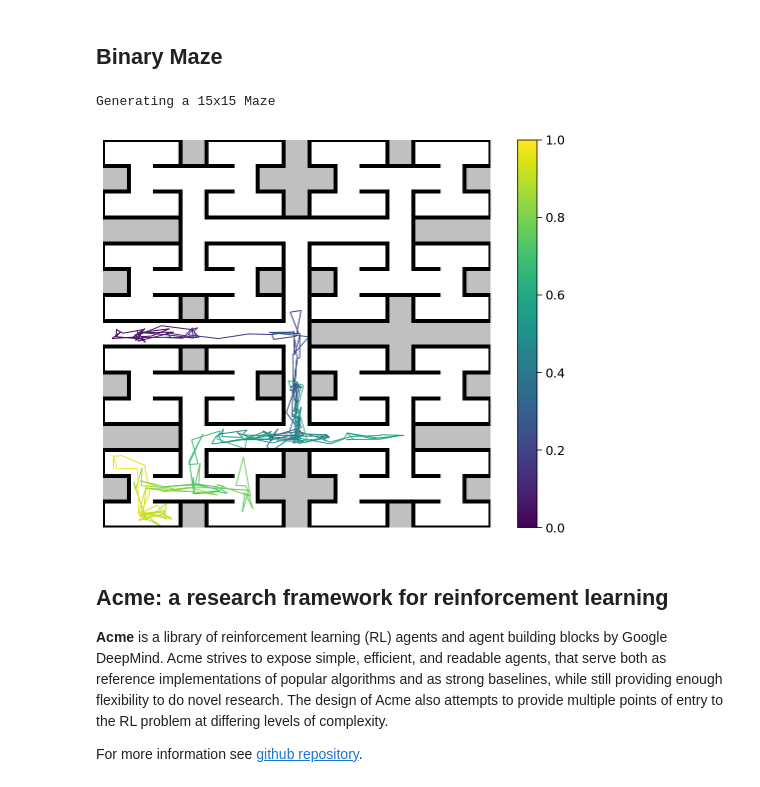
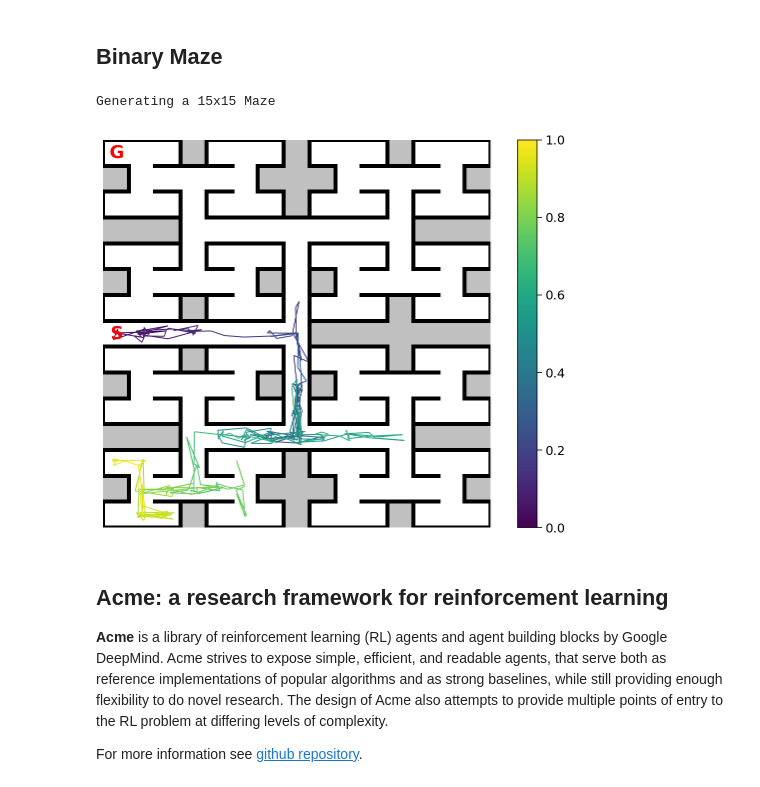
Before and after one commit to RajanDasgupta/agent-azur, a Jupyter notebook: AgentAZUR_MinimalCode.ipynb, the cells around one changed output. Saved outputs shown, nothing was run; the diff lists cells and outputs as text; code cells hidden in the pictures.

Commit message:
Added start/goal markers to Visualization for maze drawn from class BinMaze

```diff
--- a/AgentAZUR_MinimalCode.ipynb
+++ b/AgentAZUR_MinimalCode.ipynb
@@ -406,7 +406,7 @@ class BinMaze:
     self.build( _l, level-1, np.flip(bivec) )
     self.build( _r, level-1, np.flip(bivec) )
 
-  def plot_grid(self, history=None):
+  def plot_grid(self, start=None, goal=None, history=None):
     imap = {  Features.WALL.value: "silver", Features.HALLWAY.value: "w",
               Features.JUNCTION.value: "w", Features.DEADEND.value: "w" }
     iarr = np.array(list(imap.items()))
@@ -453,36 +453,43 @@ class BinMaze:
         plt.plot([w - 0.5, w - 0.5], [h - 0.5, h + 0.5], **ls)
         plt.plot([w - 0.5, w + 0.5], [h + 0.5, h + 0.5], **ls)
         plt.plot([w - 0.5, w + 0.5], [h - 0.5, h - 0.5], **ls)
       elif cmn.imag > 0:
         plt.plot([w - 0.5, w + 0.5], [h + 0.5, h + 0.5], **ls)
         plt.plot([w + 0.5, w + 0.5], [h - 0.5, h + 0.5], **ls)
         plt.plot([w - 0.5, w - 0.5], [h - 0.5, h + 0.5], **ls)
       elif cmn.imag < 0:
         plt.plot([w - 0.5, w + 0.5], [h - 0.5, h - 0.5], **ls)
         plt.plot([w + 0.5, w + 0.5], [h - 0.5, h + 0.5], **ls)
         plt.plot([w - 0.5, w - 0.5], [h - 0.5, h + 0.5], **ls)
 
     ax.grid(0)
     plt.xticks([])
     plt.yticks([])
     # Add a legend
     patches = []
     for key, col in iarr:
       _patch = mpatches.Patch(color=col, label=Features(int(key)).name.capitalize())
       patches.append(_patch)
     # ax.legend(  handles=patches, frameon=False,
     #             bbox_to_anchor=(1.04,0.5), loc="center left",
     #             borderaxespad=0)
     if history is not None:
       ax = _plot_trajectory(history, ax=ax)
+
+    textspecs = {"color":"r", "fontsize":18, "ha":'center', "va":'center'}
+    # Optional: Add start/goal
+    if start is not None:
+      plt.text( start[1], start[0], r'$\mathbf{S}$', **textspecs)
+    if goal is not None:
+     plt.text(goal[1], goal[0], r'$\mathbf{G}$', **textspecs)
     plt.show()
 
-
 M = BinMaze(6)
-M.plot_grid(sort_histories(histories)[0])
+# Example trajectories; not necessarily the corresponding start/goal states
+M.plot_grid(start=(7,0), goal=(0,0), history=sort_histories(histories)[0])
 # %% [output]
 Generating a 15x15 Maze
-[figure, old version]
+[figure, new version]
 # %% [markdown]
 ## Acme: a research framework for reinforcement learning
 
```
